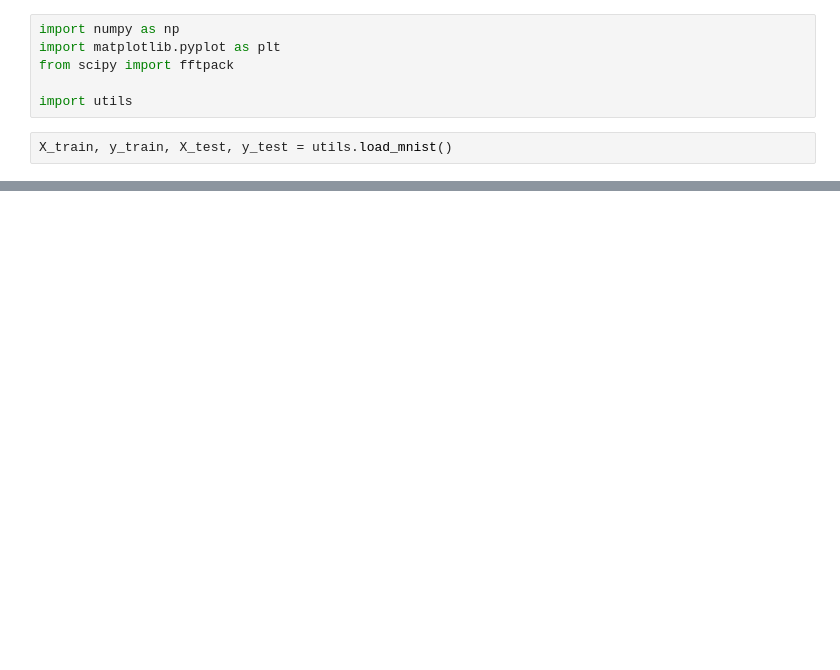
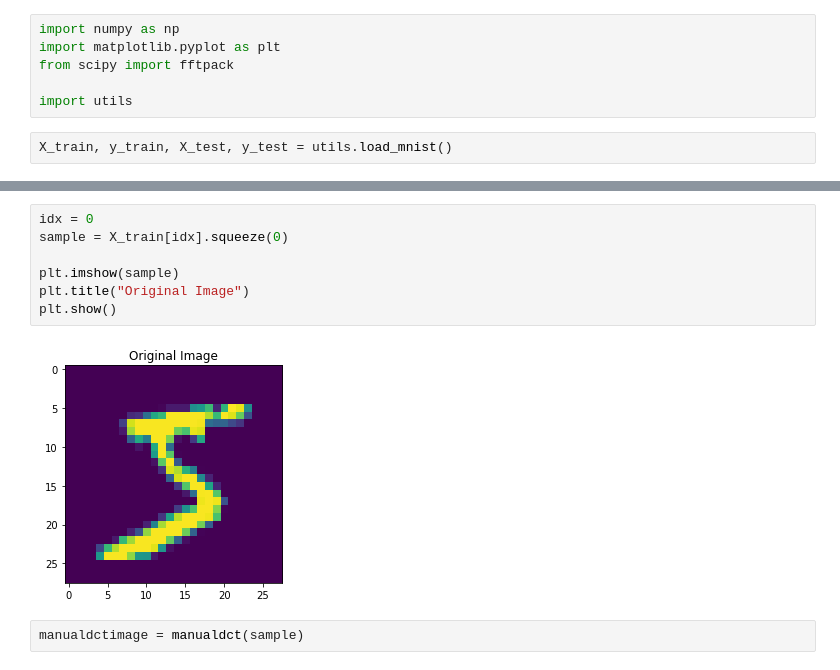
Before and after one commit to aranganath/Adversarial, a Jupyter notebook: dct_transform_implementation.ipynb, the cells around one changed output, grey strips where cells are left out. Cells and saved outputs as stored; diff of their text form; blank space fills up the shorter version.

```diff
--- a/dct_transform_implementation.ipynb
+++ b/dct_transform_implementation.ipynb
@@ -59,0 +105,11 @@ plt.show()
+# %%
+idx = 0
+sample = X_train[idx].squeeze(0)
+
+plt.imshow(sample)
+plt.title("Original Image")
+plt.show()
+# %% [output]
+[figure, added]
+# %%
+manualdctimage = manualdct(sample)
```
Also changed, not shown: parts of 14 cells of this notebook, 3 other files.
